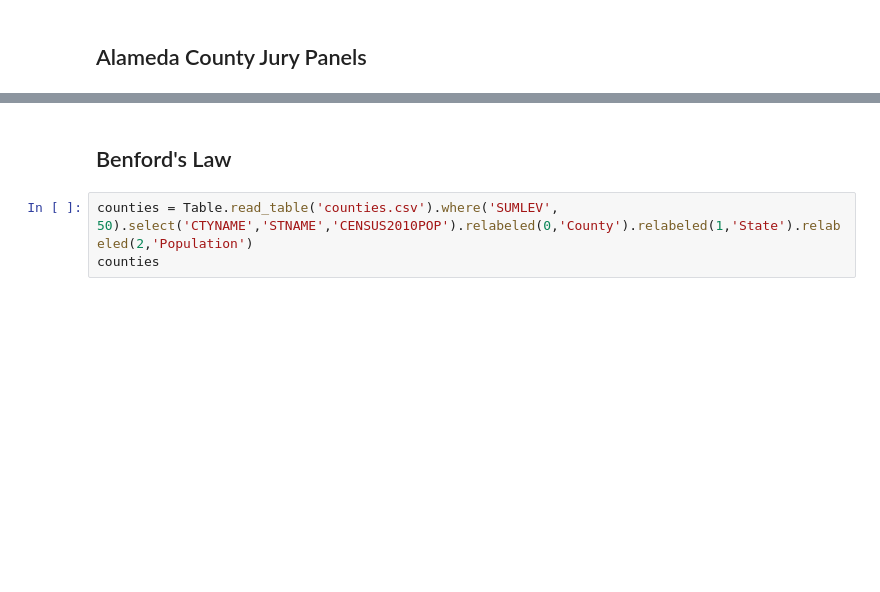
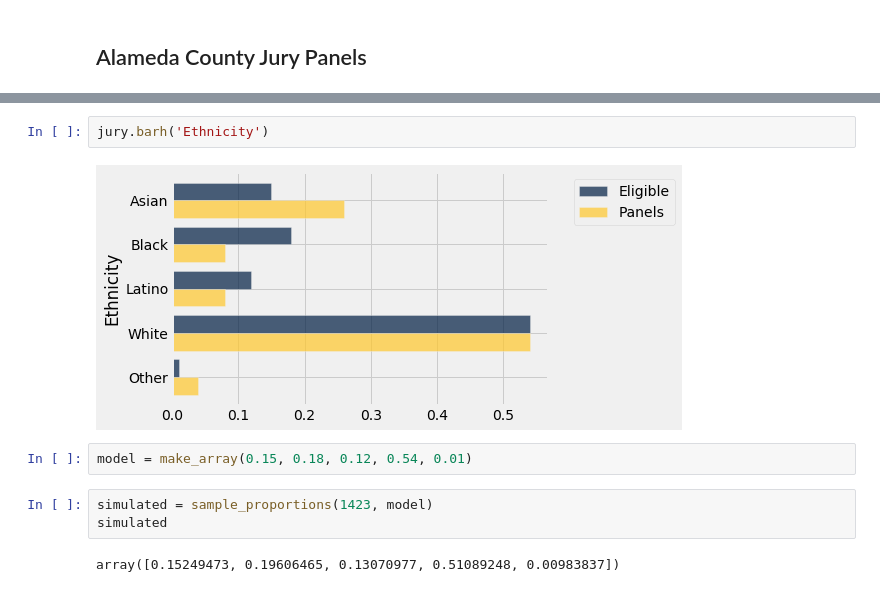
Before and after one commit to data-8/materials-sp19, a Jupyter notebook: lec/lec17.ipynb, the cells around one changed output, grey strips where cells are left out. Saved outputs shown, nothing was run; the diff lists cells and outputs as text; blank space fills up the shorter version.

```diff
--- a/lec/lec17.ipynb
+++ b/lec/lec17.ipynb
@@ -45,5 +52,11 @@ jury
-# %% [markdown]
-## Benford's Law ##
-# %%
-counties = Table.read_table('counties.csv').where('SUMLEV', 50).select('CTYNAME','STNAME','CENSUS2010POP').relabeled(0,'County').relabeled(1,'State').relabeled(2,'Population')
-counties
+# %%
+jury.barh('Ethnicity')
+# %% [output]
+[figure, added]
+# %%
+model = make_array(0.15, 0.18, 0.12, 0.54, 0.01)
+# %%
+simulated = sample_proportions(1423, model)
+simulated
+# %% [output]
+array([0.15249473, 0.19606465, 0.13070977, 0.51089248, 0.00983837])
```
Also changed, not shown: parts of 9 cells of this notebook.
